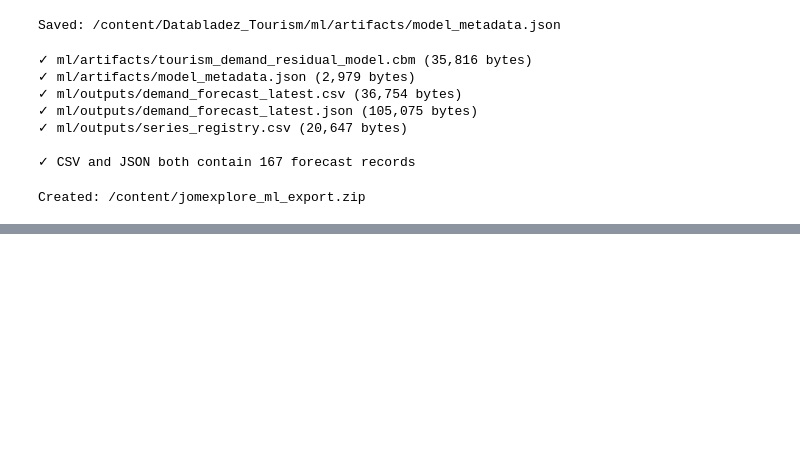
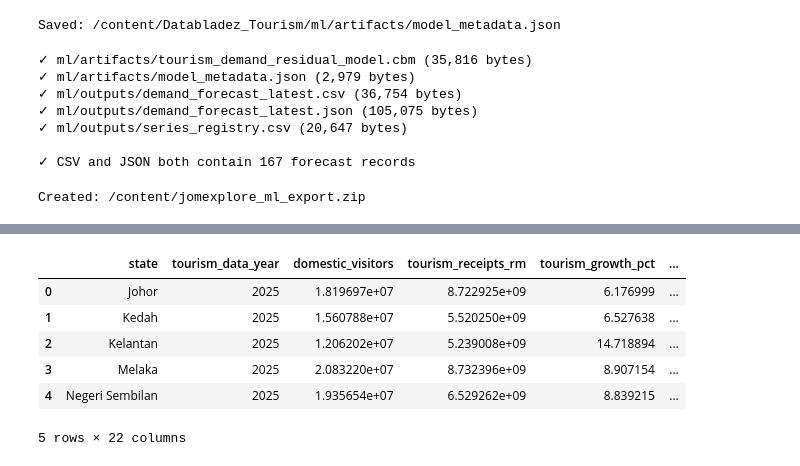
Before and after one commit to Nadsyuhamus/Databladez_Tourism, a Jupyter notebook: 01_data_audit.ipynb, the cells around one changed output, grey strips where cells are left out. Saved outputs shown, nothing was run; the diff lists cells and outputs as text; code cells hidden in the pictures; blank space fills up the shorter version.

```diff
--- a/01_data_audit.ipynb
+++ b/01_data_audit.ipynb
@@ -4360,0 +4531,40 @@ files.download(
+# %%
+state_intelligence = (
+    state_tourism_latest
+    .merge(
+        socioeconomic_latest,
+        on="state",
+        how="left",
+        validate="one_to_one",
+    )
+    .merge(
+        state_forecast[
+            [
+                "state",
+                "latest_trend_index",
+                "forecast_trend_index",
+                "forecast_change_points",
+                "forecast_month",
+                "forecast_method",
+                "model_version",
+            ]
+        ],
+        on="state",
+        how="left",
+        validate="one_to_one",
+    )
+)
+
+assert len(state_intelligence) == 16
+
+display(
+    state_intelligence.head()
+)
+# %% [output]
+|  | state | tourism_data_year | domestic_visitors | tourism_receipts_rm | tourism_growth_pct | ... |
+| 0 | Johor | 2025 | 1.819697e+07 | 8.722925e+09 | 6.176999 | ... |
+| 1 | Kedah | 2025 | 1.560788e+07 | 5.520250e+09 | 6.527638 | ... |
+| 2 | Kelantan | 2025 | 1.206202e+07 | 5.239008e+09 | 14.718894 | ... |
+| 3 | Melaka | 2025 | 2.083220e+07 | 8.732396e+09 | 8.907154 | ... |
+| 4 | Negeri Sembilan | 2025 | 1.935654e+07 | 6.529262e+09 | 8.839215 | ... |
+5 rows × 22 columns
```
Also changed, not shown: parts of 22 cells of this notebook.
